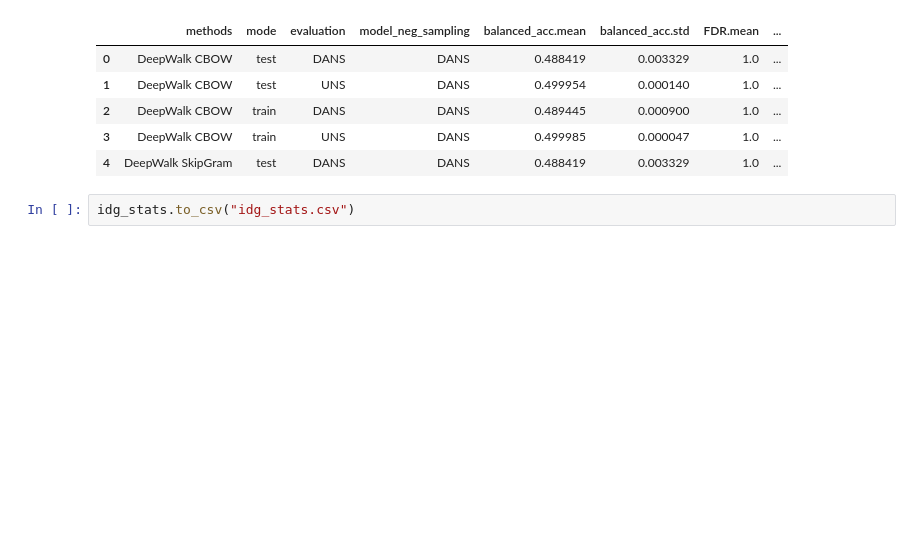
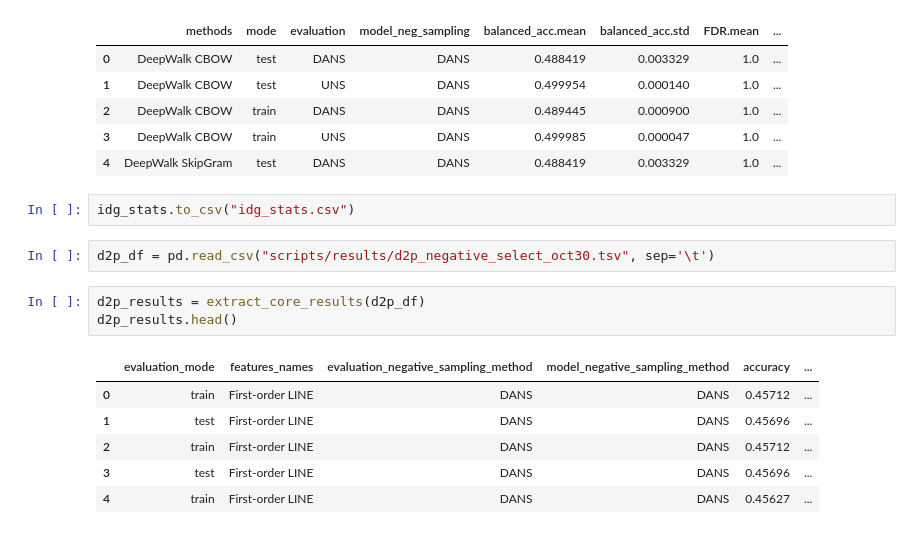
Before and after one commit to monarch-initiative/negativeExampleSelection, a Jupyter notebook: extractingResults.ipynb, the cells around one changed output. Drawn from its saved outputs; the diff is of its cells as text; blank space fills up the shorter version.

```diff
--- a/extractingResults.ipynb
+++ b/extractingResults.ipynb
@@ -147,3 +174,15 @@ idg_stats.head()
 | 4 | DeepWalk SkipGram | test | DANS | DANS | 0.488419 | 0.003329 | 1.0 | ... |
 # %%
 idg_stats.to_csv("idg_stats.csv")
+# %%
+d2p_df = pd.read_csv("scripts/results/d2p_negative_select_oct30.tsv", sep='\t')
+# %%
+d2p_results = extract_core_results(d2p_df)
+d2p_results.head()
+# %% [output]
+|  | evaluation_mode | features_names | evaluation_negative_sampling_method | model_negative_sampling_method | accuracy | ... |
+| 0 | train | First-order LINE | DANS | DANS | 0.45712 | ... |
+| 1 | test | First-order LINE | DANS | DANS | 0.45696 | ... |
+| 2 | train | First-order LINE | DANS | DANS | 0.45712 | ... |
+| 3 | test | First-order LINE | DANS | DANS | 0.45696 | ... |
+| 4 | train | First-order LINE | DANS | DANS | 0.45627 | ... |
```
Also changed, not shown: parts of 4 cells of this notebook, 2 other files.
